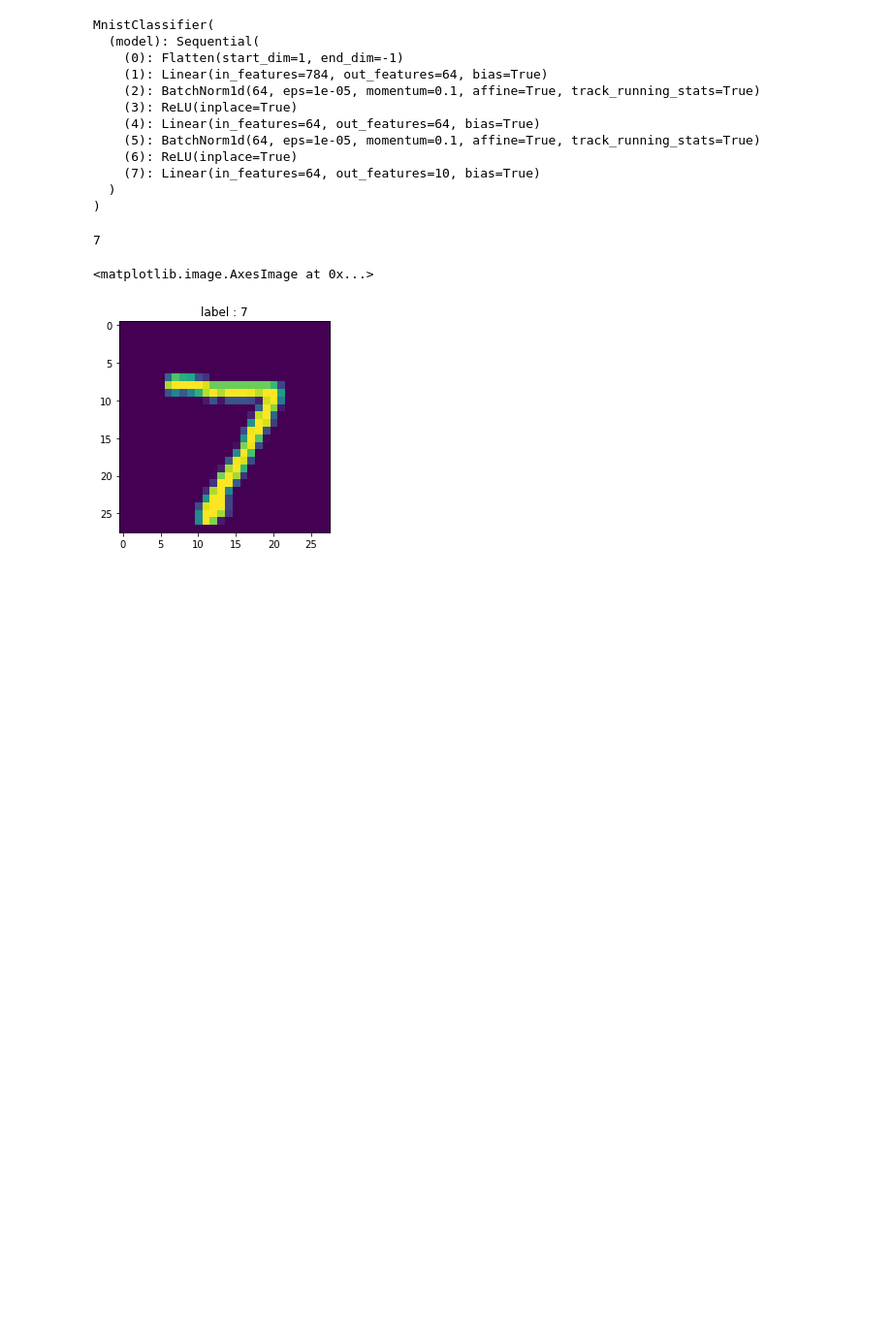
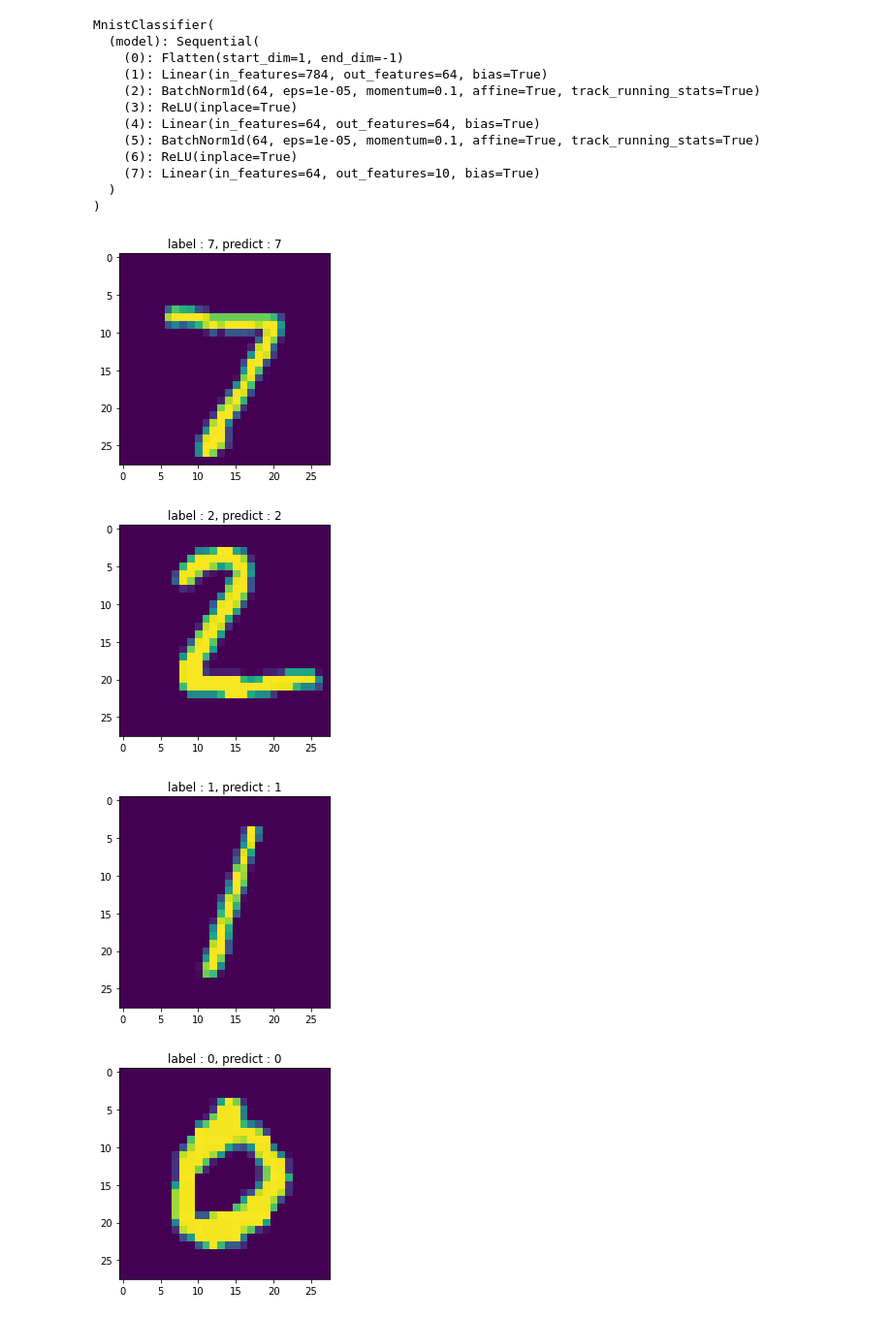
Before and after one commit to lijm1358/Pytorch-Lightning-practice, a Jupyter notebook: lightning_mnist.ipynb, the cells around one changed output. Shown at 97% size. Cells and saved outputs as stored; diff of their text form; code cells hidden in the pictures; blank space fills up the shorter version.

Commit message:
display multiple predictions of test dataset

```diff
--- a/lightning_mnist.ipynb
+++ b/lightning_mnist.ipynb
@@ -24,8 +25,8 @@ class MnistClassifier(pl.LightningModule):
             nn.Linear(64, 10)
         )
 
-    def forward(self, x):
-        return self.model(x)
+    def forward(self, batch):
+        return self.model(batch)
 
     def training_step(self, batch, batch_idx):
         x, y = batch
@@ -52,6 +53,9 @@ class MnistClassifier(pl.LightningModule):
         loss = F.cross_entropy(logits, y)
         metrics = {'test_acc': acc, 'test_loss': loss}
         self.log_dict(metrics)
+
+    def predict_step(self, batch, batch_idx):
+        return self(batch)
 # %%
 pl.seed_everything(42)
 # %% [output]
@@ -108,16 +112,18 @@ MnistClassifier(
     (7): Linear(in_features=64, out_features=10, bias=True)
   )
 )
-# %%
-_, argmax = torch.max(model(test[0][0][0].unsqueeze(dim=0)), 1)
-# %%
-pred = argmax.item()
-# %% [output]
-7
-# %%
-import matplotlib.pyplot as plt
-plt.title("label : " + str(test[0][1]))
-plt.imshow(test[0][0][0])
-# %% [output]
-<matplotlib.image.AxesImage at 0x...>
-[figure, removed]
+# %%
+pred = []
+for i in range(10):
+    _, label = torch.max(model(test.data[i].unsqueeze(dim=0) / 255), 1)
+    pred.append(label.item())
+# %%
+for i in range(10):
+    plt.imshow(test.data[i])
+    plt.title(f'label : {test.test_labels[i]}, predict : {pred[i]}')
+    plt.show()
+# %% [output]
+[figure, added]
+[figure, added]
+[figure, added]
+[figure, added]
```
Also changed, not shown: parts of 3 cells of this notebook.
